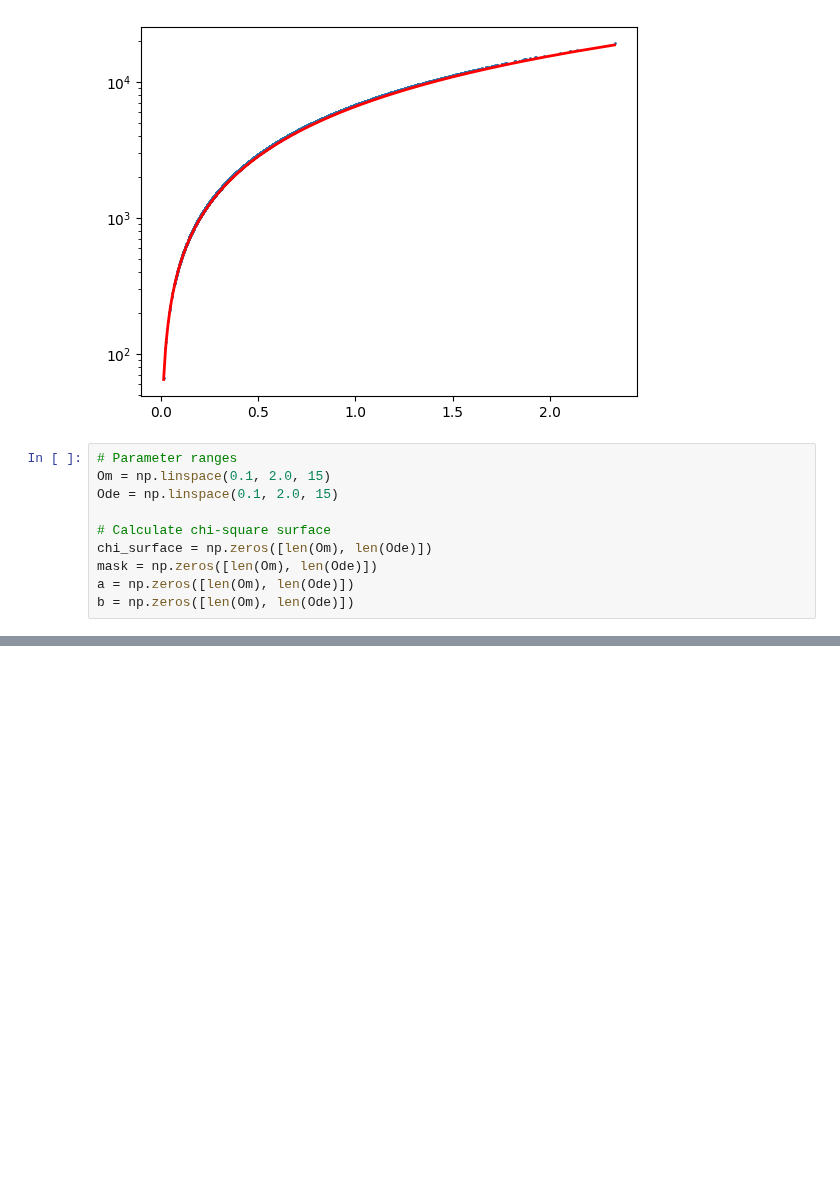
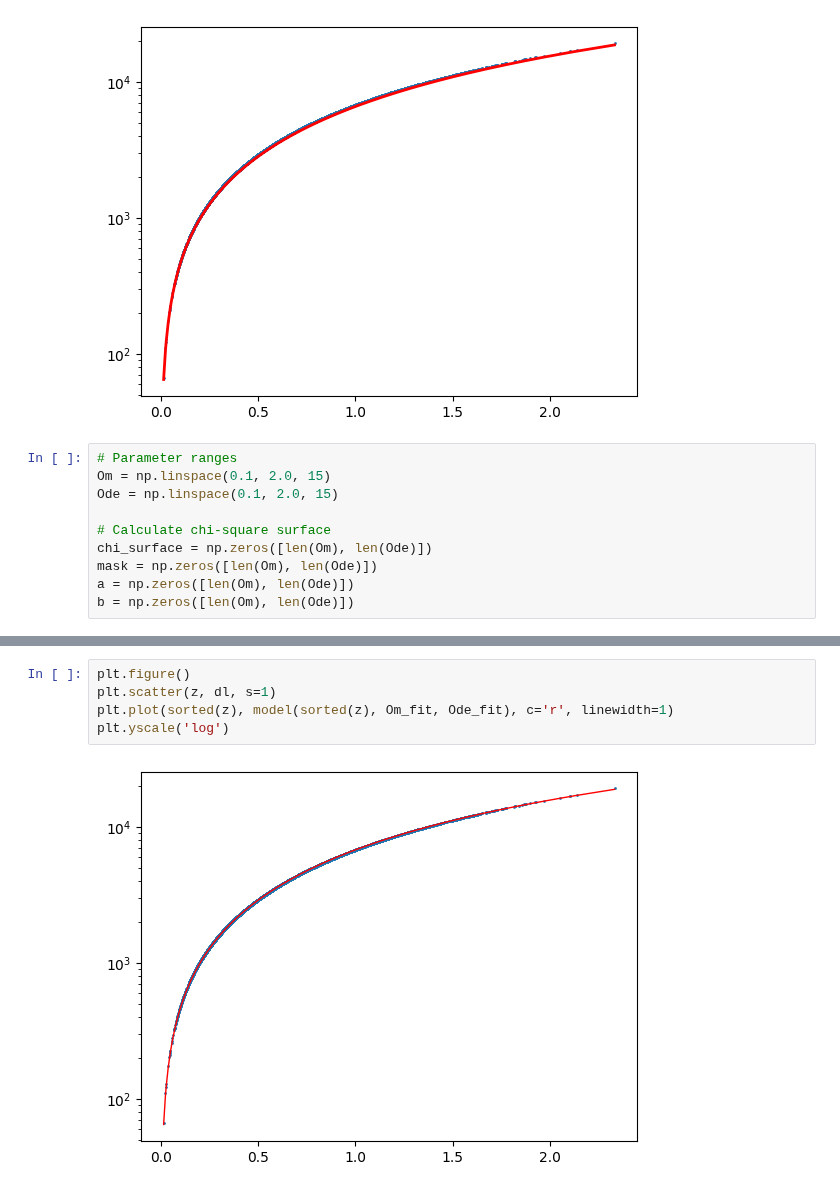
Before and after one commit to joanalnu/OAB-INAF, a Jupyter notebook: GW/hubble-diagram.ipynb, the cells around one changed output, grey strips where cells are left out. Cells and saved outputs as stored; diff of their text form; blank space fills up the shorter version.

```diff
--- a/GW/hubble-diagram.ipynb
+++ b/GW/hubble-diagram.ipynb
@@ -92,0 +102,7 @@ plt.show()
+# %%
+plt.figure()
+plt.scatter(z, dl, s=1)
+plt.plot(sorted(z), model(sorted(z), Om_fit, Ode_fit), c='r', linewidth=1)
+plt.yscale('log')
+# %% [output]
+[figure, added]
```
Also changed, not shown: parts of 2 cells of this notebook.
